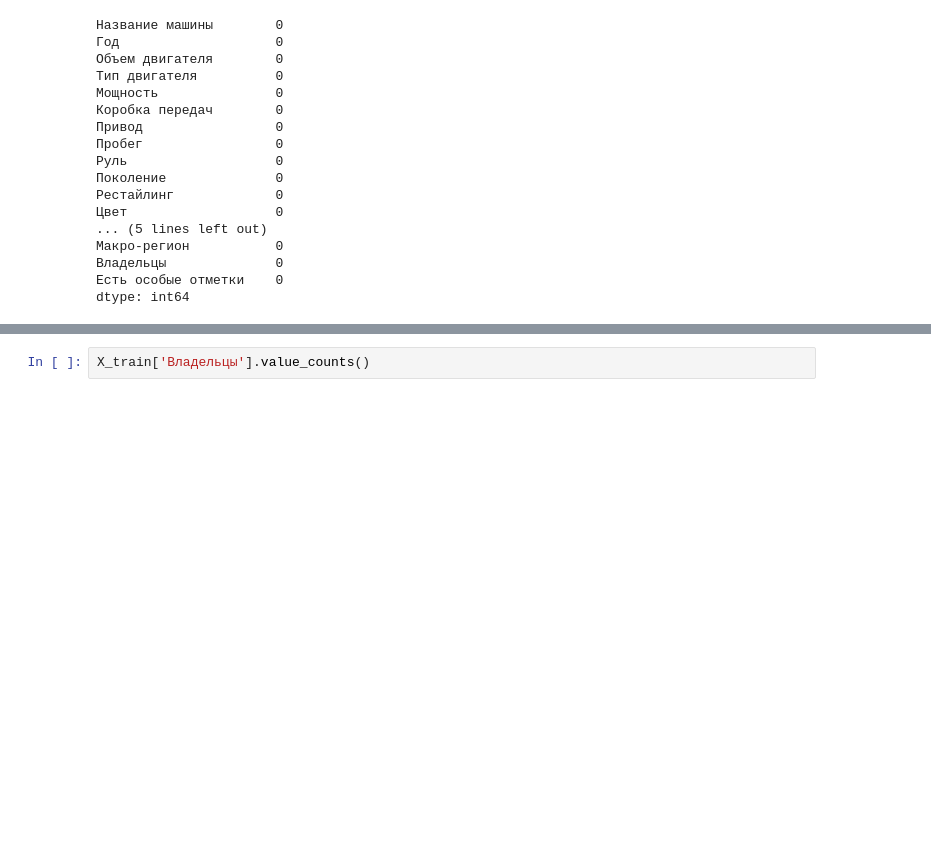
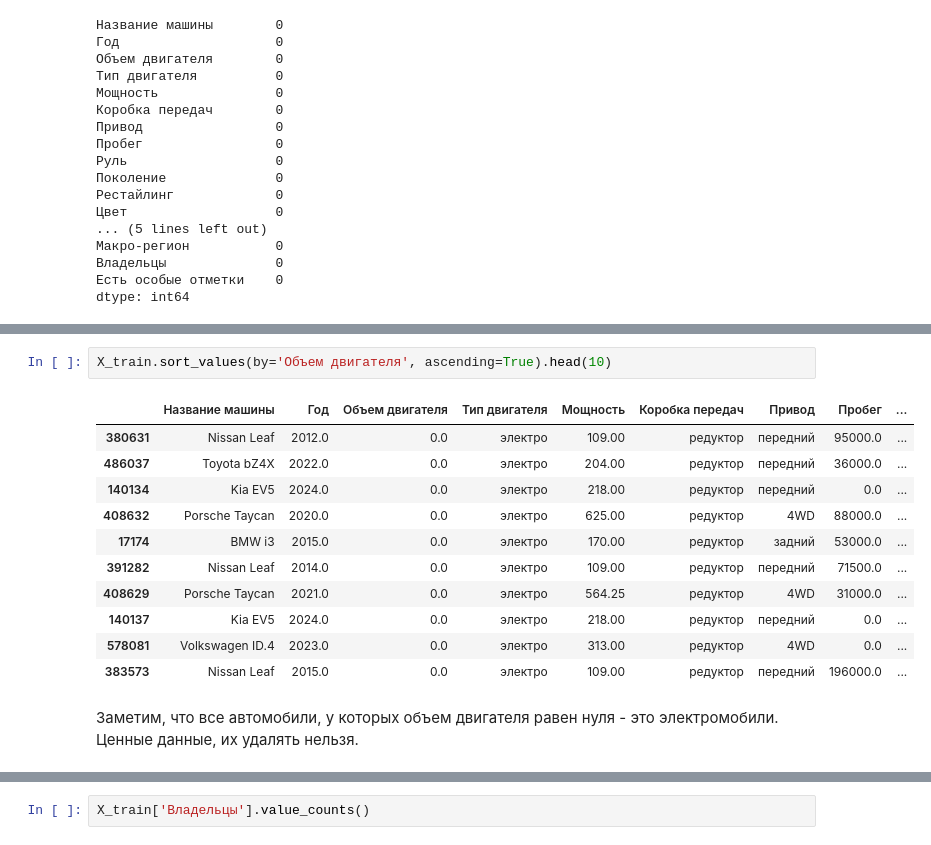
Before and after one commit to deviloon/car-price-analyzer, a Jupyter notebook: notebooks/01_data_cleaning.ipynb, the cells around one changed output, grey strips where cells are left out. Drawn from its saved outputs; the diff is of its cells as text; blank space fills up the shorter version.

```diff
--- a/notebooks/01_data_cleaning.ipynb
+++ b/notebooks/01_data_cleaning.ipynb
@@ -236,0 +293,16 @@ dtype: int64
+# %%
+X_train.sort_values(by='Объем двигателя', ascending=True).head(10)
+# %% [output]
+|  | Название машины | Год | Объем двигателя | Тип двигателя | Мощность | Коробка передач | Привод | Пробег | ... |
+| 380631 | Nissan Leaf | 2012.0 | 0.0 | электро | 109.00 | редуктор | передний | 95000.0 | ... |
+| 486037 | Toyota bZ4X | 2022.0 | 0.0 | электро | 204.00 | редуктор | передний | 36000.0 | ... |
+| 140134 | Kia EV5 | 2024.0 | 0.0 | электро | 218.00 | редуктор | передний | 0.0 | ... |
+| 408632 | Porsche Taycan | 2020.0 | 0.0 | электро | 625.00 | редуктор | 4WD | 88000.0 | ... |
+| 17174 | BMW i3 | 2015.0 | 0.0 | электро | 170.00 | редуктор | задний | 53000.0 | ... |
+| 391282 | Nissan Leaf | 2014.0 | 0.0 | электро | 109.00 | редуктор | передний | 71500.0 | ... |
+| 408629 | Porsche Taycan | 2021.0 | 0.0 | электро | 564.25 | редуктор | 4WD | 31000.0 | ... |
+| 140137 | Kia EV5 | 2024.0 | 0.0 | электро | 218.00 | редуктор | передний | 0.0 | ... |
+| 578081 | Volkswagen ID.4 | 2023.0 | 0.0 | электро | 313.00 | редуктор | 4WD | 0.0 | ... |
+| 383573 | Nissan Leaf | 2015.0 | 0.0 | электро | 109.00 | редуктор | передний | 196000.0 | ... |
+# %% [markdown]
+Заметим, что все автомобили, у которых объем двигателя равен нуля - это электромобили. Ценные данные, их удалять нельзя.
```
Also changed, not shown: parts of 32 cells of this notebook.
